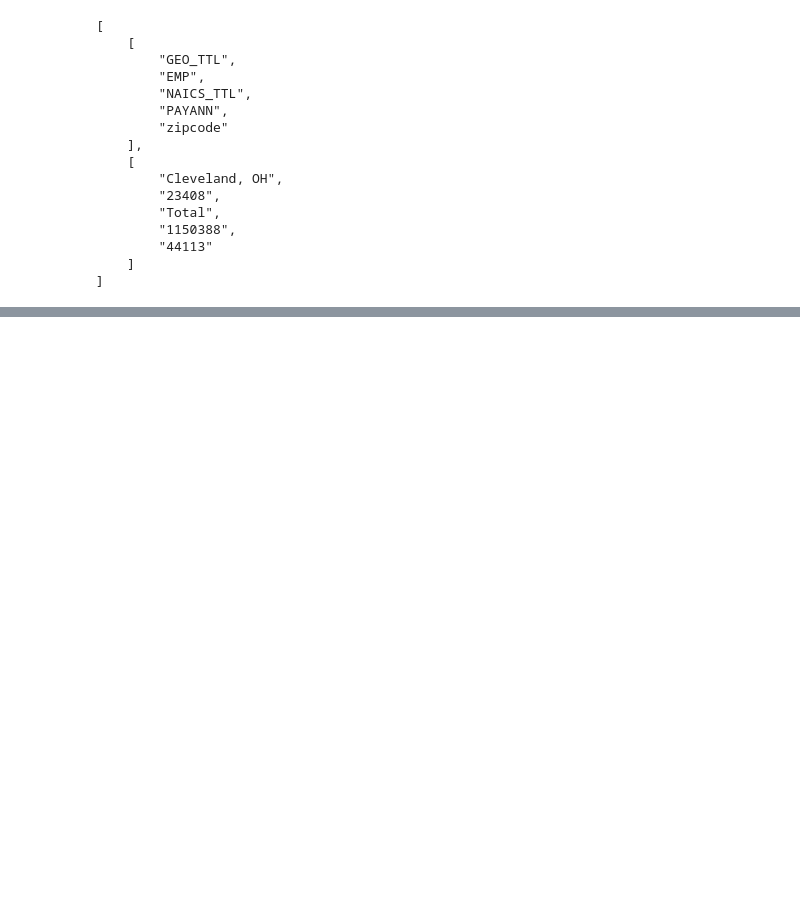
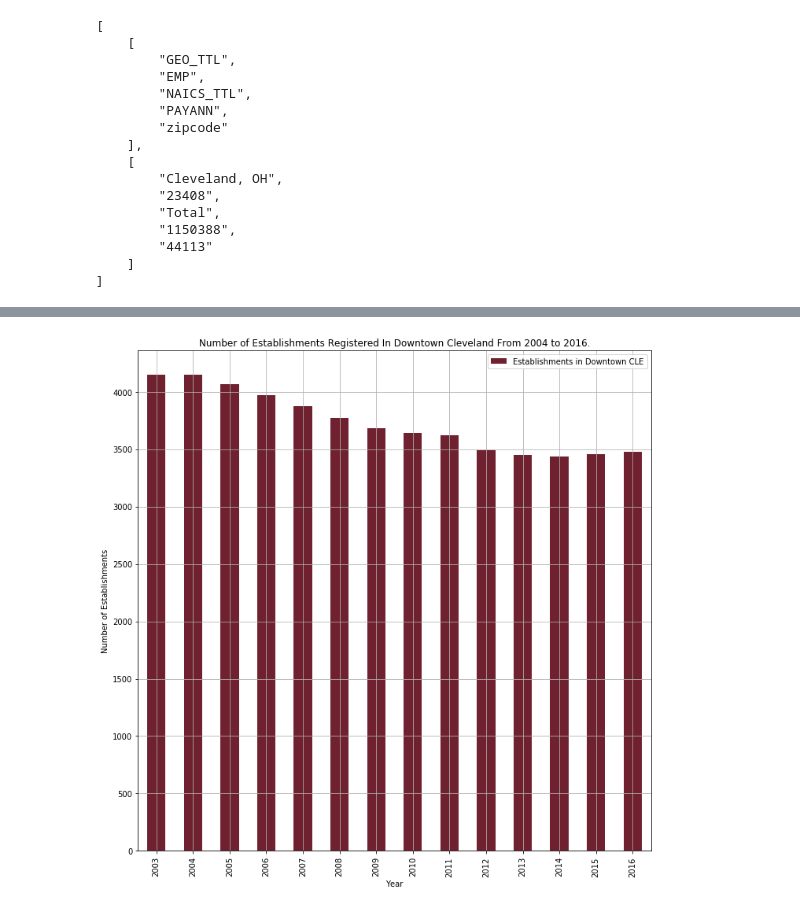
Before and after one commit to Zachary-A-Frame/Analysis-Of-Lebrons-Impact-On-Cleveland, a Jupyter notebook: app.ipynb, the cells around one changed output, grey strips where cells are left out. Cells and saved outputs as stored; diff of their text form; code cells hidden in the pictures; blank space fills up the shorter version.

```diff
--- a/app.ipynb
+++ b/app.ipynb
@@ -143,0 +140,7 @@ https://api.census.gov/data/2009/zbp?get=EMP,ESTAB&for=zipcode:44113&key=d38a2e9
+# %%
+dataset['ESTAB'] = dataset['ESTAB'].astype(int)
+
+estab_stats = dataset.groupby('Year').agg(
+    ESTAB_sum = ('ESTAB', np.sum)
+)
+estab_stats
@@ -143,0 +164,11 @@ https://api.census.gov/data/2009/zbp?get=EMP,ESTAB&for=zipcode:44113&key=d38a2e9
+# %%
+ESTAB_graph = estab_stats.plot(kind='bar', title="Number of Establishments Registered In Downtown Cleveland From 2004 to 2016.", color="#6f212f", figsize=(10, 10), grid=True)
+
+ESTAB_graph.set_xlabel("Year")
+ESTAB_graph.set_ylabel("Number of Establishments")
+legend = ["Establishments in Downtown CLE"]
+plt.legend(legend, loc="best")
+
+plt.tight_layout()
+# %% [output]
+[figure, added]
```
Also changed, not shown: parts of 11 cells of this notebook, 4 other files.
